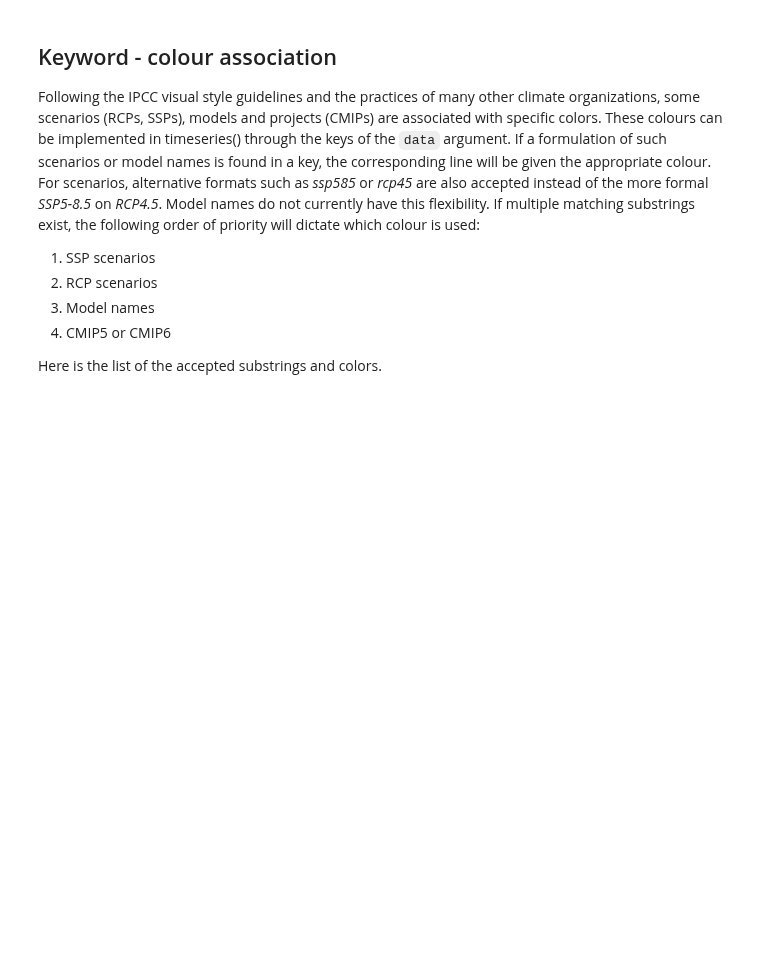
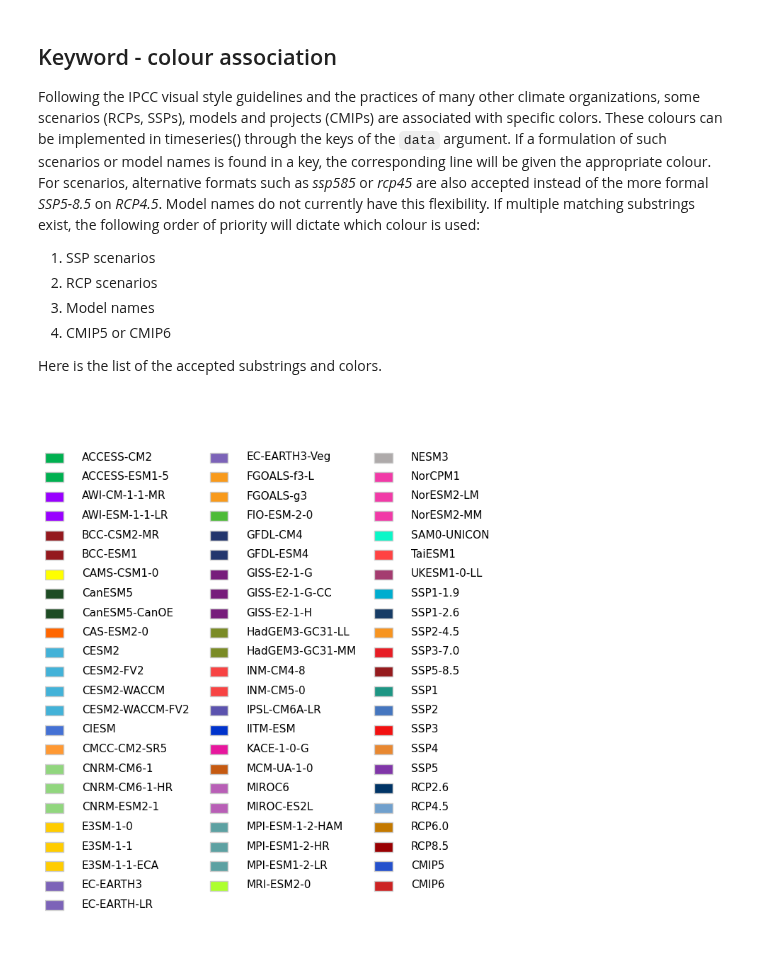
Before and after one commit to Ouranosinc/figanos, a Jupyter notebook: docs/notebooks/figanos_timeseries.ipynb, the cells around one changed output. Cells and saved outputs as stored; diff of their text form; code cells hidden in the pictures; blank space fills up the shorter version.

```diff
--- a/docs/notebooks/figanos_timeseries.ipynb
+++ b/docs/notebooks/figanos_timeseries.ipynb
@@ -147,33 +168,35 @@ Here is the list of the accepted substrings and colors.
 color_dict = fg.utils.categorical_colors()
 
 keys = np.array(list(color_dict.keys()))
 keys = np.array_split(keys, 3)
 
 
 fig, ax = plt.subplots(figsize=(8, 10))
 ax.set_ylim(-25, 3)
 ax.set_xlim(0, 12)
 ax.set_axis_off()
 for colorlist, x in zip(keys, [1, 5.5, 10]):
     for y in np.arange(len(colorlist)):
         ax.text(
             x,
             -y,
             colorlist[y],
             va="bottom",
             ha="left",
             backgroundcolor="white",
             weight="normal",
             color="k",
         )
         ax.add_patch(
             Rectangle(
                 xy=(x - 1, -y),
                 width=0.5,
                 height=0.5,
-                facecolor=color_dict[colorlist[y]],
+                facecolor=tuple([i/255 for i in color_dict[colorlist[y]]]),
                 edgecolor="0.8",
             )
         )
+# %% [output]
+[figure, added]
 # %%
 data = {
```
Also changed, not shown: parts of 9 cells of this notebook, 5 other files.
